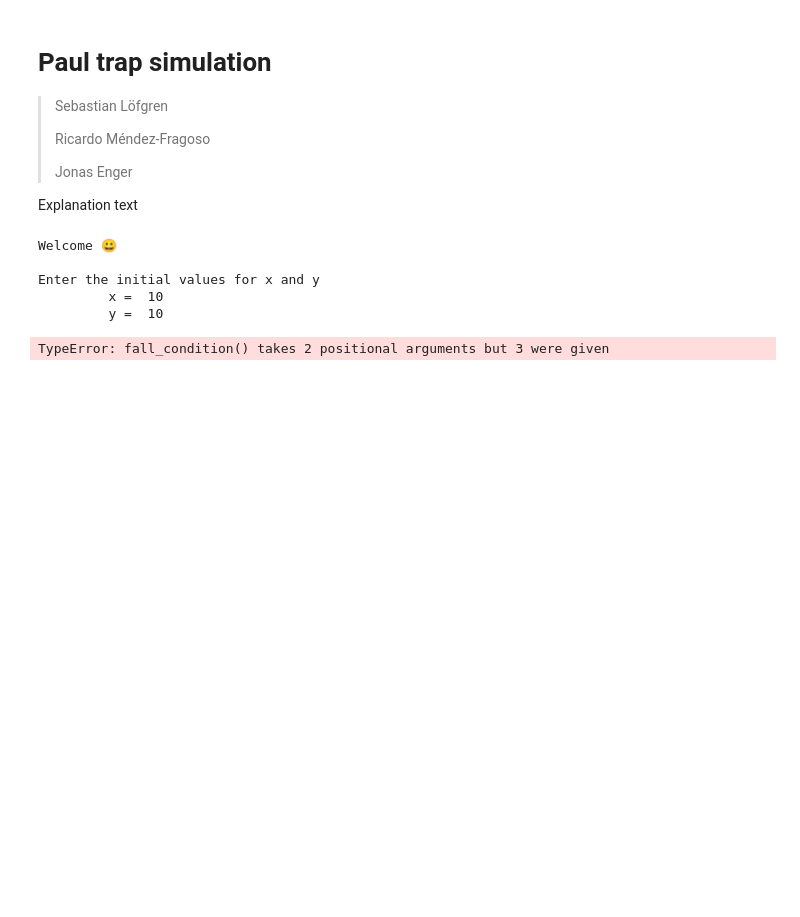
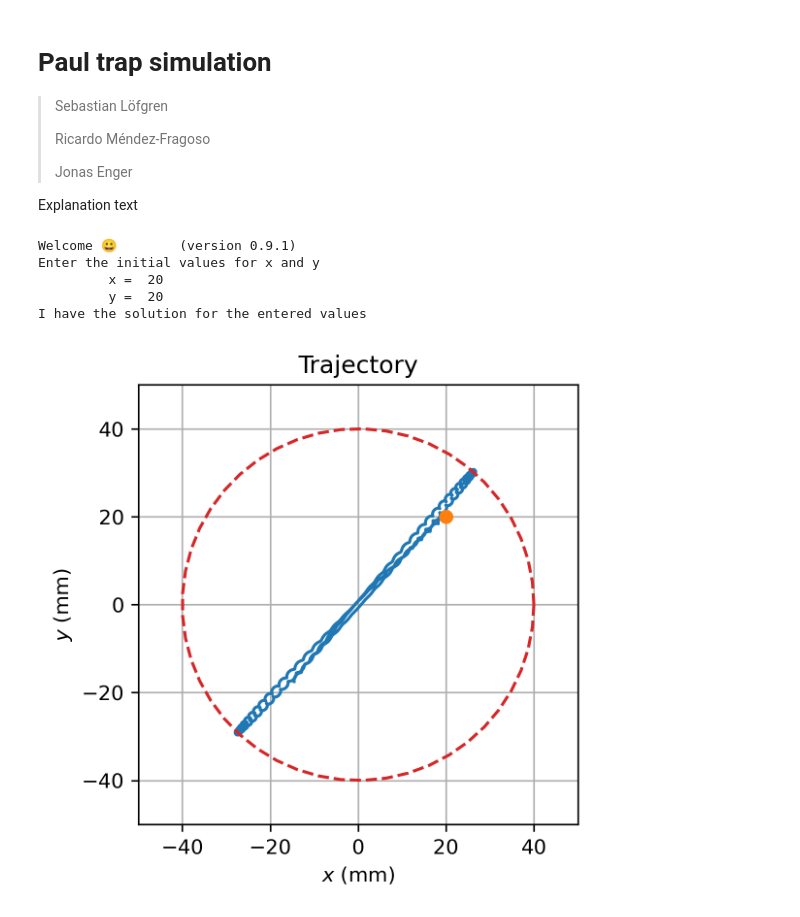
Before and after one commit to richmf/Mechanical-Rotating-Saddle-Trap, a Jupyter notebook: Simulation particle saddle trap.ipynb, the cells around one changed output. Saved outputs shown, nothing was run; the diff lists cells and outputs as text; code cells hidden in the pictures; blank space fills up the shorter version.

```diff
--- a/Simulation particle saddle trap.ipynb
+++ b/Simulation particle saddle trap.ipynb
@@ -34,7 +34,7 @@ def draw_simulation_trajectory(x_sol,y_sol,rho=40):
     show()
 
 def initial_cond():
-    print("Welcome \U0001F600 \n")
+    print("Welcome \U0001F600 \t (version 0.9.1)")
     print('Enter the initial values for x and y')
     x_ini = float(input('\t x = '))
     y_ini = float(input('\t y = '))
@@ -56,7 +56,7 @@ def run_simulation(freq=3):
     ini_p = [x_ini,0.0,y_ini,0.0] # format ini_p = x , vx , y , vy
     t = (0,300)
     my_q = nu2q(freq)
-    xy_sol = solve_ivp(rot_saddle_trap_ode_x_y,t,ini_p,args=(my_q,),method='LSODA',events=fall_condition,dense_output=True,rtol=1e-8,atol=1e-8)
+    xy_sol = solve_ivp(rot_saddle_trap_ode_x_y,t,ini_p,args=(my_q,),method='LSODA',dense_output=True,rtol=1e-8,atol=1e-8)
     if xy_sol.success == True:
         print("I have the solution for the entered values")
     else:
@@ -65,11 +65,11 @@ def run_simulation(freq=3):
     x_sol , y_sol = xy_sol.sol(t_cont)[0,:] , xy_sol.sol(t_cont)[2,:]
     draw_simulation_trajectory(x_sol , y_sol)
 # %%
-run_simulation(3)
+run_simulation(10)
 # %% [output]
-Welcome 😀
-
+Welcome 😀        (version 0.9.1)
 Enter the initial values for x and y
-         x =  10
-         y =  10
+         x =  20
+         y =  20
+I have the solution for the entered values
-TypeError: fall_condition() takes 2 positional arguments but 3 were given
+[figure, added]
```
